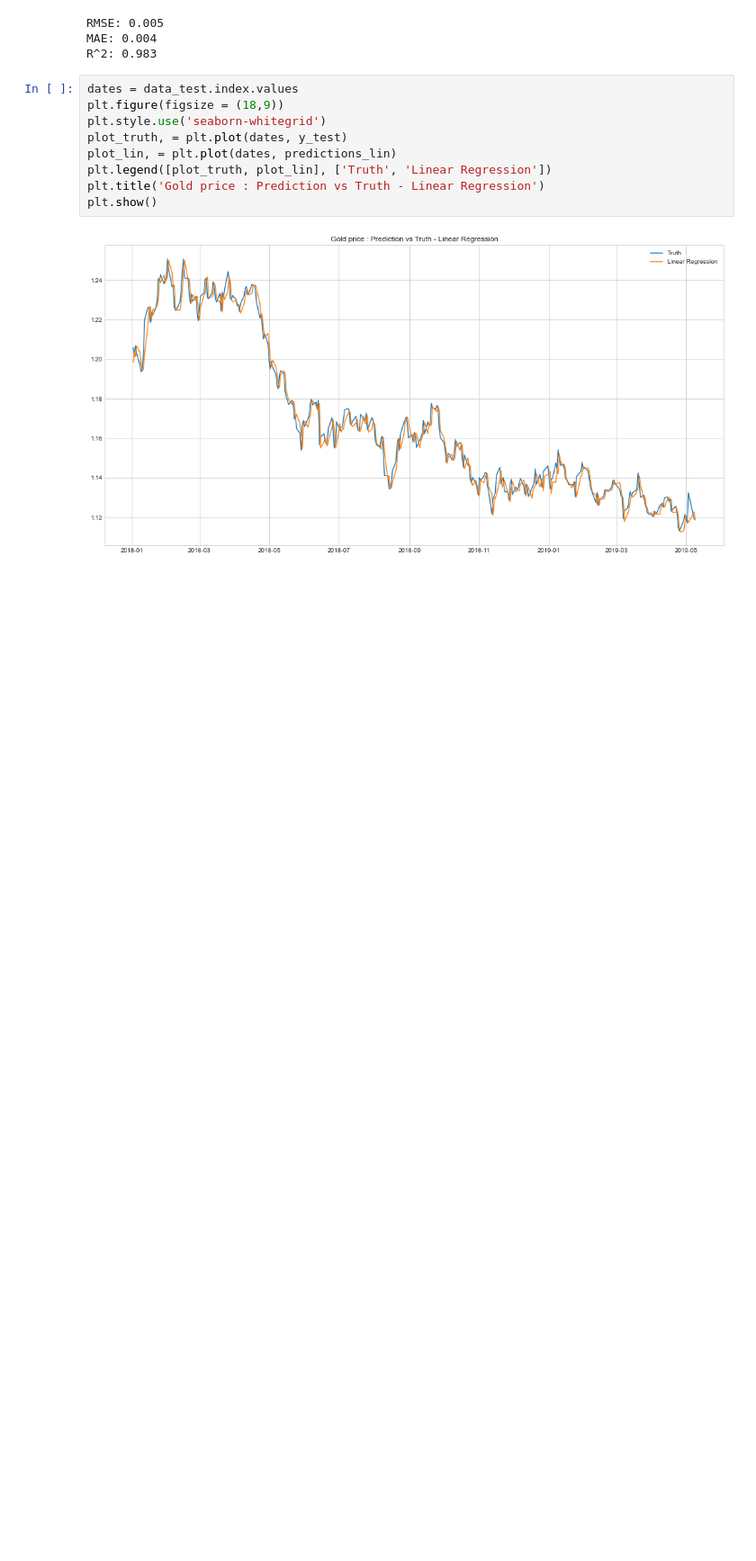
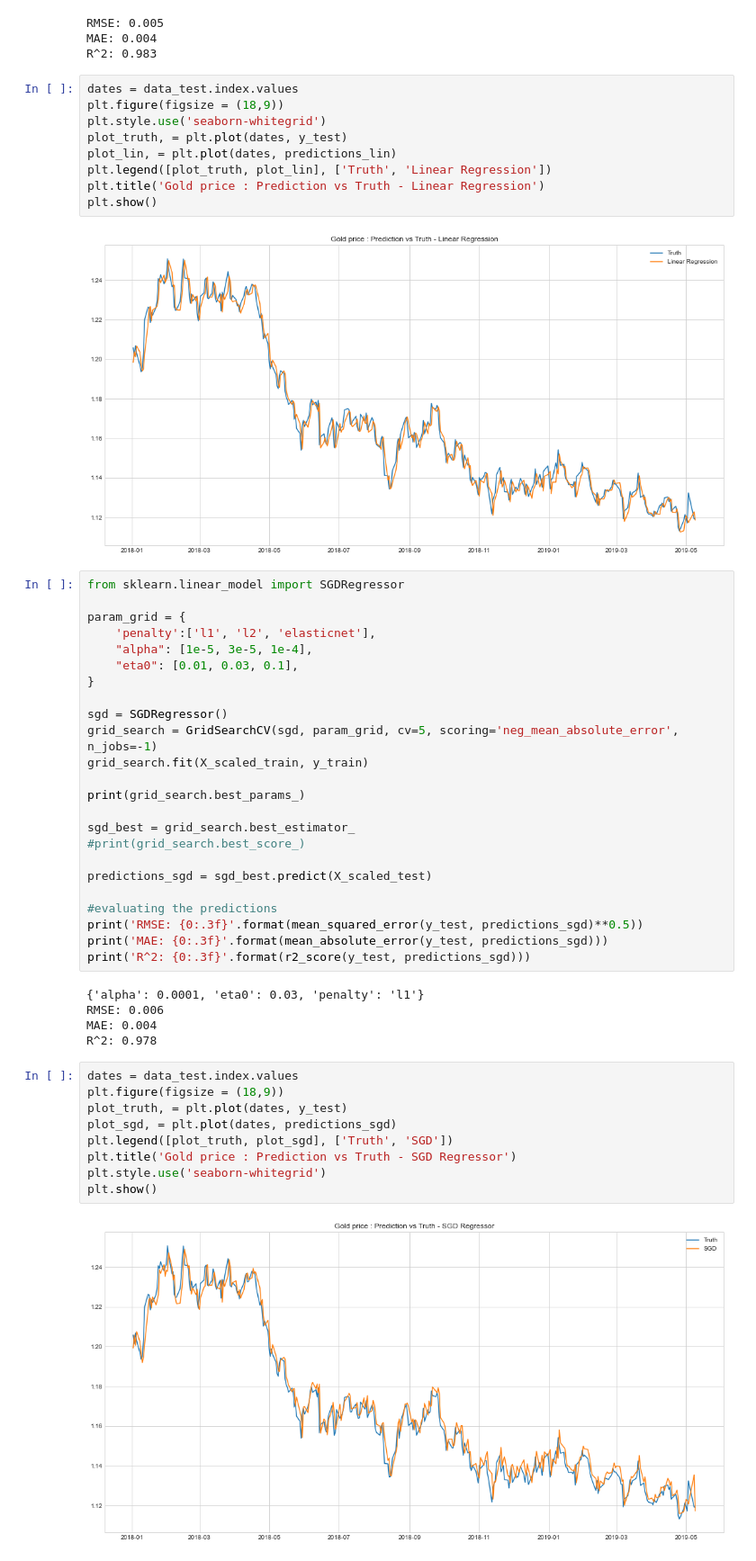
Before and after one commit to rezaeim/prediction, a Jupyter notebook: eurusd.ipynb, the cells around one changed output. Shown: that part at 90% size. Cells and saved outputs as stored; diff of their text form; blank space fills up the shorter version.

```diff
--- a/eurusd.ipynb
+++ b/eurusd.ipynb
@@ -318,3 +318,43 @@ plt.title('Gold price : Prediction vs Truth - Linear Regression')
 plt.show()
 # %% [output]
 [figure]
+# %%
+from sklearn.linear_model import SGDRegressor
+
+param_grid = {
+    'penalty':['l1', 'l2', 'elasticnet'],
+    "alpha": [1e-5, 3e-5, 1e-4],
+    "eta0": [0.01, 0.03, 0.1],
+}
+
+sgd = SGDRegressor()
+grid_search = GridSearchCV(sgd, param_grid, cv=5, scoring='neg_mean_absolute_error', n_jobs=-1)
+grid_search.fit(X_scaled_train, y_train)
+
+print(grid_search.best_params_)
+
+sgd_best = grid_search.best_estimator_
+#print(grid_search.best_score_)
+
+predictions_sgd = sgd_best.predict(X_scaled_test)
+
+#evaluating the predictions
+print('RMSE: {0:.3f}'.format(mean_squared_error(y_test, predictions_sgd)**0.5))
+print('MAE: {0:.3f}'.format(mean_absolute_error(y_test, predictions_sgd)))
+print('R^2: {0:.3f}'.format(r2_score(y_test, predictions_sgd)))
+# %% [output]
+{'alpha': 0.0001, 'eta0': 0.03, 'penalty': 'l1'}
+RMSE: 0.006
+MAE: 0.004
+R^2: 0.978
+# %%
+dates = data_test.index.values
+plt.figure(figsize = (18,9))
+plot_truth, = plt.plot(dates, y_test)
+plot_sgd, = plt.plot(dates, predictions_sgd)
+plt.legend([plot_truth, plot_sgd], ['Truth', 'SGD'])
+plt.title('Gold price : Prediction vs Truth - SGD Regressor')
+plt.style.use('seaborn-whitegrid')
+plt.show()
+# %% [output]
+[figure, added]
```
Also changed, not shown: parts of 1 cell of this notebook.
